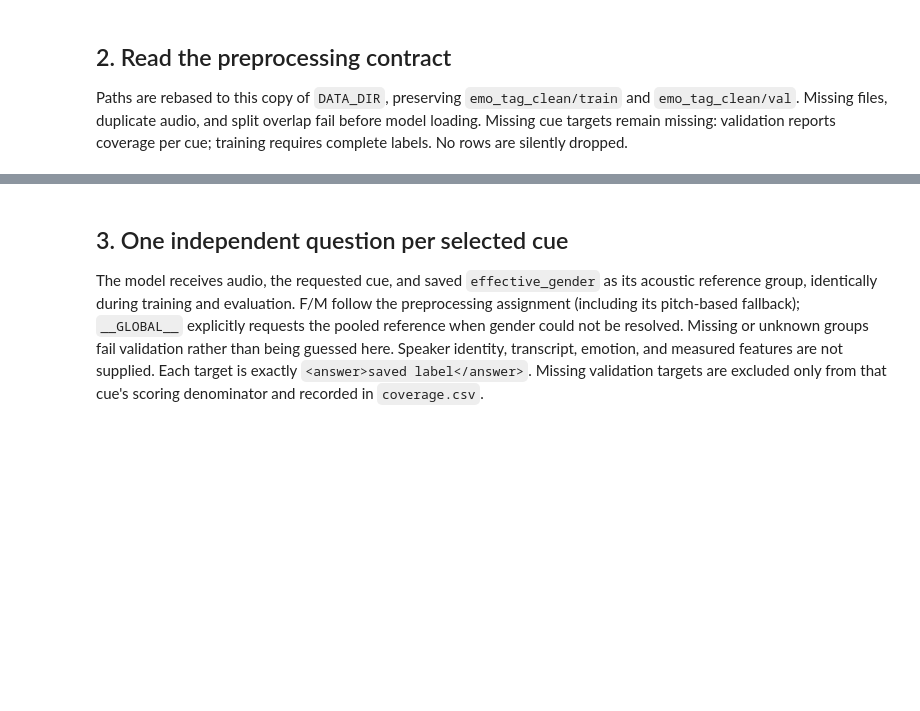
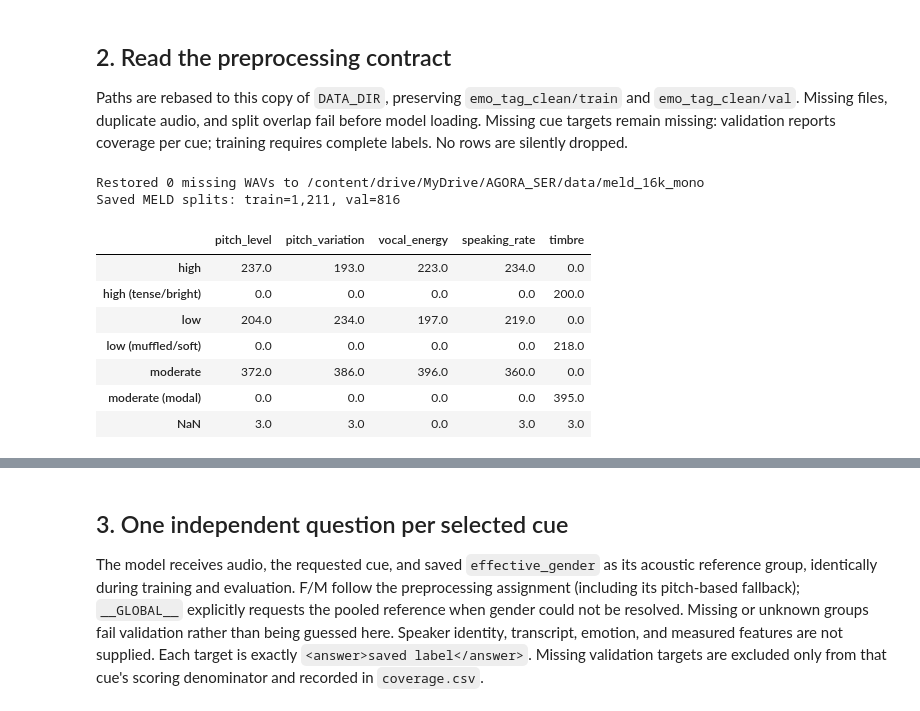
Before and after one commit to Fugant1/AGORA, a Jupyter notebook: cue_learnability.ipynb, the cells around one changed output, grey strips where cells are left out. Saved outputs shown, nothing was run; the diff lists cells and outputs as text; code cells hidden in the pictures; blank space fills up the shorter version.

```diff
--- a/cue_learnability.ipynb
+++ b/cue_learnability.ipynb
@@ -145,30 +148,64 @@ def load_manifest(csv_path, split, data_dir):
     if not df.effective_gender.isin(['F', 'M', '__GLOBAL__']).all():
         raise ValueError(f'{csv_path}: missing or invalid effective_gender; rerun preprocessing')
     df['audio_path'] = df.audio_path.map(lambda p: resolve_audio_path(p, split, data_dir))
     if df.audio_path.duplicated().any():
         raise ValueError(f'{csv_path}: duplicate audio')
     for cue in CUES:
         labels = df[f'{cue}_cue']
         unknown = set(labels.dropna()) - set(CUE_LABELS[cue])
         if unknown:
             raise ValueError(f'{csv_path}: unknown {cue} labels {unknown}')
         if split == 'train' and labels.isna().any():
             raise ValueError(f'{csv_path}: missing training labels for {cue}; check preprocessing')
     return df
 
 
 def check_disjoint(train, val):
     if set(train.audio_path) & set(val.audio_path):
         raise ValueError('Training and validation audio overlap')
 
 
 if IS_COLAB:
     restore_clean_audio(DATA_DIR)
 
 train_set = load_manifest(TRAIN_CSV, 'train', DATA_DIR)
+
+stratify_columns = [
+    'pitch_level_cue',
+    'pitch_variation_cue',
+    'vocal_energy_cue',
+    'speaking_rate_cue',
+    'timbre_cue',
+    'effective_gender',
+]
+
+strata = train_set[stratify_columns].astype(str).agg('_'.join, axis=1)
+
+counts = strata.value_counts()
+strata = strata.where(strata.isin(counts[counts >= 2].index), 'rare')
+
+train_set, _ = train_test_split(
+    train_set,
+    train_size=0.2,
+    stratify=strata,
+    random_state=42,
+)
+
+
 val_set = load_manifest(VAL_CSV, 'val', DATA_DIR)
 check_disjoint(train_set, val_set)
 # Provenance only: labels above are authoritative and are never recomputed here.
 quartiles = json.loads(QUARTILES_JSON.read_text())
 print(f'Saved MELD splits: train={len(train_set):,}, val={len(val_set):,}')
 display(pd.DataFrame({cue: val_set[f'{cue}_cue'].value_counts(dropna=False) for cue in CUES}).fillna(0))
+# %% [output]
+Restored 0 missing WAVs to /content/drive/MyDrive/AGORA_SER/data/meld_16k_mono
+Saved MELD splits: train=1,211, val=816
+|  | pitch_level | pitch_variation | vocal_energy | speaking_rate | timbre |
+| high | 237.0 | 193.0 | 223.0 | 234.0 | 0.0 |
+| high (tense/bright) | 0.0 | 0.0 | 0.0 | 0.0 | 200.0 |
+| low | 204.0 | 234.0 | 197.0 | 219.0 | 0.0 |
+| low (muffled/soft) | 0.0 | 0.0 | 0.0 | 0.0 | 218.0 |
+| moderate | 372.0 | 386.0 | 396.0 | 360.0 | 0.0 |
+| moderate (modal) | 0.0 | 0.0 | 0.0 | 0.0 | 395.0 |
+| NaN | 3.0 | 3.0 | 0.0 | 3.0 | 3.0 |
```
Also changed, not shown: parts of 4 cells of this notebook.
